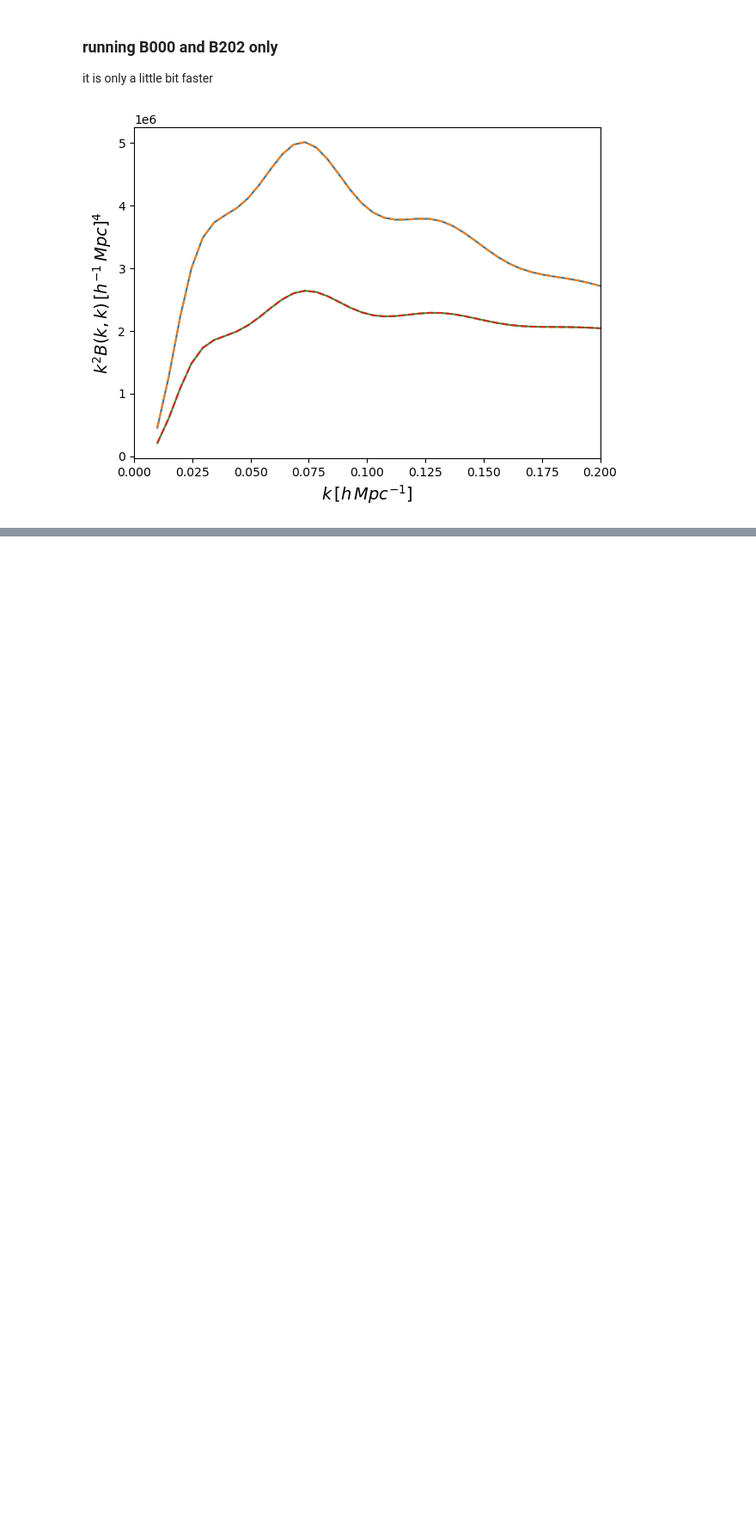
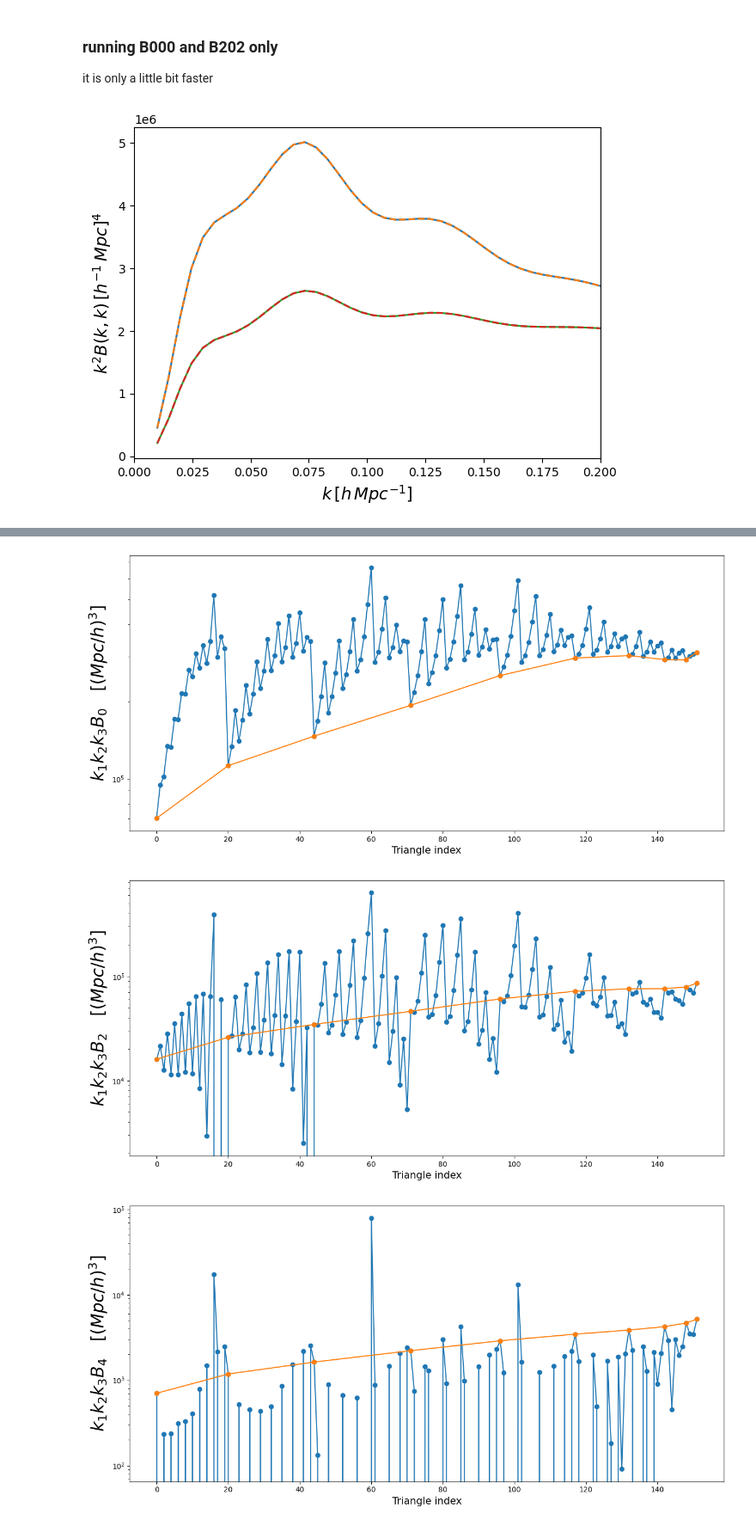
Before and after one commit to alejandroaviles/folpsD, a Jupyter notebook: example.ipynb, the cells around one changed output, grey strips where cells are left out. Shown at 86% size. Drawn from its saved outputs; the diff is of its cells as text; code cells hidden in the pictures; blank space fills up the shorter version.

```diff
--- a/example.ipynb
+++ b/example.ipynb
@@ -232,0 +261,2 @@ plt.show()
+# %%
+k1T, k2T, k3T = np.loadtxt("k1k2k3.txt", unpack=True)
@@ -232,0 +324,32 @@ plt.show()
+# %%
+## check fig.2 of https://arxiv.org/pdf/2503.09714 (but her is a different cosmology)
+
+x=np.arange(len(B0))
+en=equilateral_n
+
+fig, axs = plt.subplots(figsize=(15,7))
+axs.set_xlabel(r'Triangle index', fontsize =  14)
+axs.set_ylabel(r'$k_1 k_2k_3 B_0 \quad [(Mpc/h)^3]$', fontsize =  24)
+axs.semilogy(x,k1T*k2T*k3T*B0, 'o-')
+axs.semilogy(B0_equilateral[0],k1T[en]*k2T[en]*k3T[en]*B0_equilateral[1], 'o-')
+plt.show()
+
+fig, axs = plt.subplots(figsize=(15,7))
+axs.set_xlabel(r'Triangle index', fontsize =  14)
+axs.set_ylabel(r'$k_1 k_2k_3 B_2 \quad [(Mpc/h)^3]$', fontsize =  24)
+x=np.arange(len(B0))
+axs.semilogy(x,k1T*k2T*k3T*B2, 'o-')
+axs.semilogy(B2_equilateral[0],k1T[en]*k2T[en]*k3T[en]*B2_equilateral[1], 'o-')
+plt.show()
+
+fig, axs = plt.subplots(figsize=(15,7))
+axs.set_xlabel(r'Triangle index', fontsize =  14)
+axs.set_ylabel(r'$k_1 k_2k_3 B_4 \quad [(Mpc/h)^3]$', fontsize =  24)
+axs.semilogy(x,k1T*k2T*k3T*B4, 'o-')
+axs.semilogy(B4_equilateral[0],k1T[en]*k2T[en]*k3T[en]*B4_equilateral[1], 'o-')
+
+plt.show()
+# %% [output]
+[figure, added]
+[figure, added]
+[figure, added]
```
Also changed, not shown: parts of 11 cells of this notebook, 2 other files.
